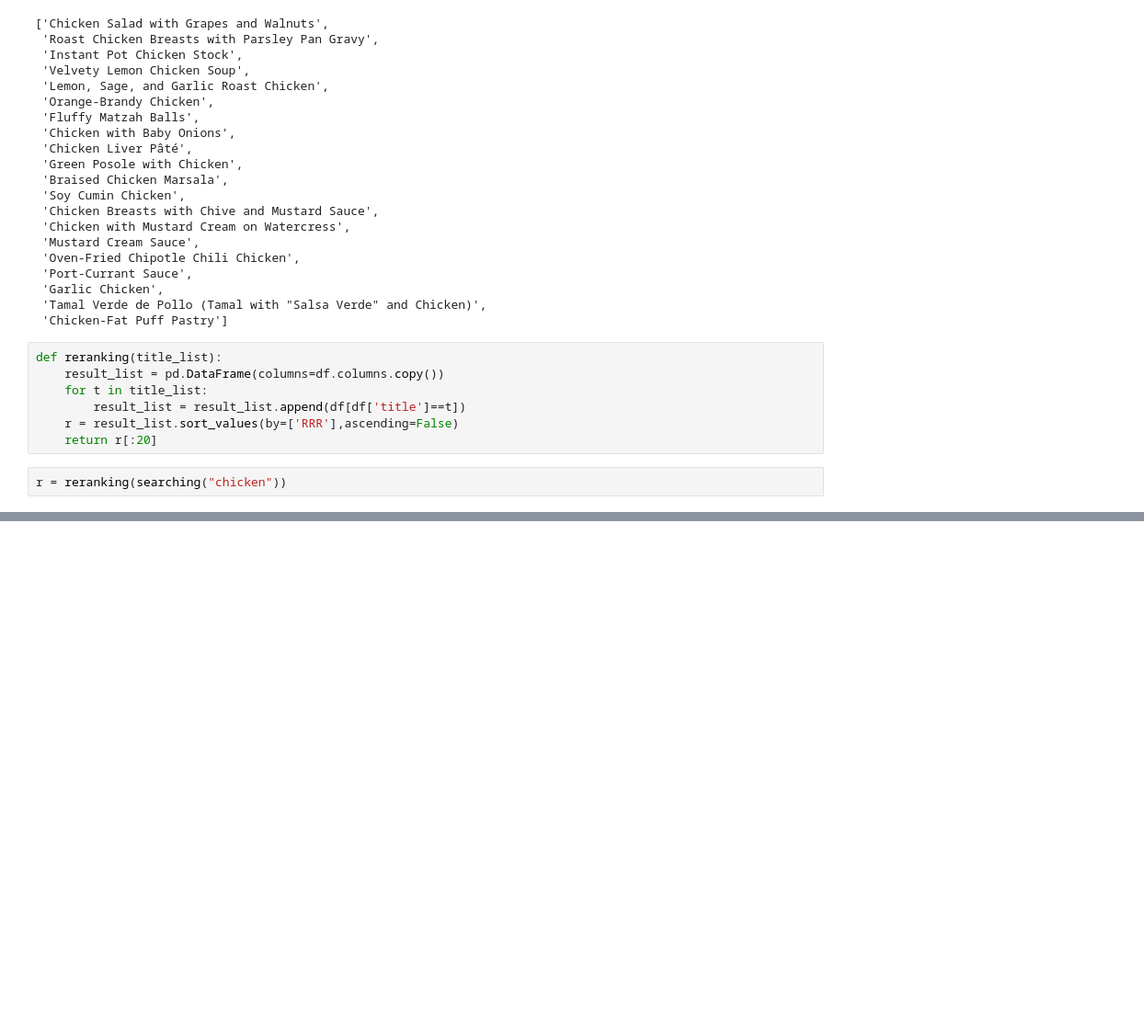
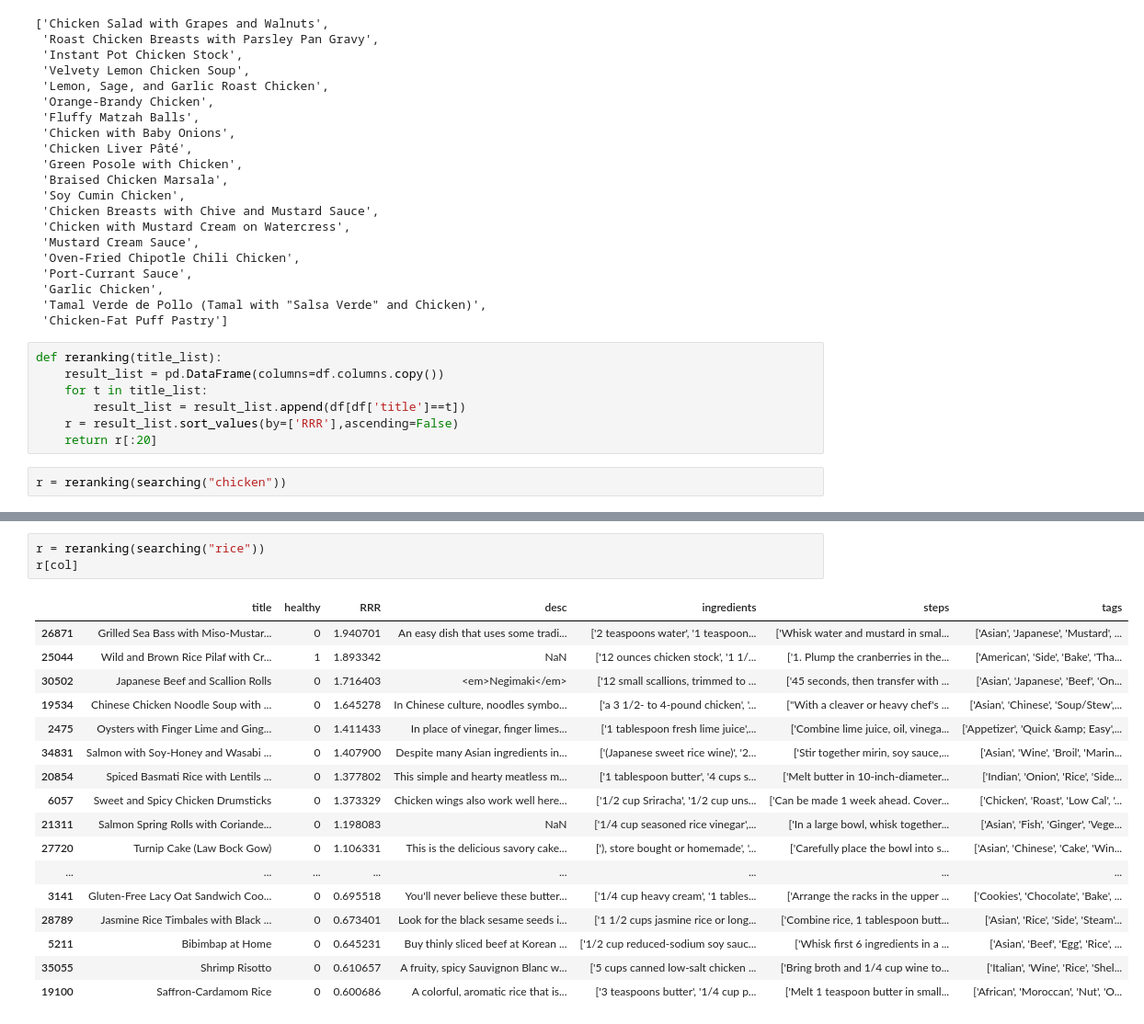
Before and after one commit to chensong5225/healthy_recipes, a Jupyter notebook: notebooks/7_whoosh_search.ipynb, the cells around one changed output, grey strips where cells are left out. Shown at 92% size. Cells and saved outputs as stored; diff of their text form; blank space fills up the shorter version.

Commit message:
update whoosh search

```diff
--- a/notebooks/7_whoosh_search.ipynb
+++ b/notebooks/7_whoosh_search.ipynb
@@ -63,0 +80,21 @@ r.to_html()
+# %%
+r = reranking(searching("rice"))
+r[col]
+# %% [output]
+|  | title | healthy | RRR | desc | ingredients | steps | tags |
+| 26871 | Grilled Sea Bass with Miso-Mustar... | 0 | 1.940701 | An easy dish that uses some tradi... | ['2 teaspoons water', '1 teaspoon... | ['Whisk water and mustard in smal... | ['Asian', 'Japanese', 'Mustard', ... |
+| 25044 | Wild and Brown Rice Pilaf with Cr... | 1 | 1.893342 | NaN | ['12 ounces chicken stock', '1 1/... | ['1. Plump the cranberries in the... | ['American', 'Side', 'Bake', 'Tha... |
+| 30502 | Japanese Beef and Scallion Rolls | 0 | 1.716403 | <em>Negimaki</em> | ['12 small scallions, trimmed to ... | ['45 seconds, then transfer with ... | ['Asian', 'Japanese', 'Beef', 'On... |
+| 19534 | Chinese Chicken Noodle Soup with ... | 0 | 1.645278 | In Chinese culture, noodles symbo... | ['a 3 1/2- to 4-pound chicken', '... | ["With a cleaver or heavy chef's ... | ['Asian', 'Chinese', 'Soup/Stew',... |
+| 2475 | Oysters with Finger Lime and Ging... | 0 | 1.411433 | In place of vinegar, finger limes... | ['1 tablespoon fresh lime juice',... | ['Combine lime juice, oil, vinega... | ['Appetizer', 'Quick &amp; Easy',... |
+| 34831 | Salmon with Soy-Honey and Wasabi ... | 0 | 1.407900 | Despite many Asian ingredients in... | ['(Japanese sweet rice wine)', '2... | ['Stir together mirin, soy sauce,... | ['Asian', 'Wine', 'Broil', 'Marin... |
+| 20854 | Spiced Basmati Rice with Lentils ... | 0 | 1.377802 | This simple and hearty meatless m... | ['1 tablespoon butter', '4 cups s... | ['Melt butter in 10-inch-diameter... | ['Indian', 'Onion', 'Rice', 'Side... |
+| 6057 | Sweet and Spicy Chicken Drumsticks | 0 | 1.373329 | Chicken wings also work well here... | ['1/2 cup Sriracha', '1/2 cup uns... | ['Can be made 1 week ahead. Cover... | ['Chicken', 'Roast', 'Low Cal', '... |
+| 21311 | Salmon Spring Rolls with Coriande... | 0 | 1.198083 | NaN | ['1/4 cup seasoned rice vinegar',... | ['In a large bowl, whisk together... | ['Asian', 'Fish', 'Ginger', 'Vege... |
+| 27720 | Turnip Cake (Law Bock Gow) | 0 | 1.106331 | This is the delicious savory cake... | ['), store bought or homemade', '... | ['Carefully place the bowl into s... | ['Asian', 'Chinese', 'Cake', 'Win... |
+| ... | ... | ... | ... | ... | ... | ... | ... |
+| 3141 | Gluten-Free Lacy Oat Sandwich Coo... | 0 | 0.695518 | You'll never believe these butter... | ['1/4 cup heavy cream', '1 tables... | ['Arrange the racks in the upper ... | ['Cookies', 'Chocolate', 'Bake', ... |
+| 28789 | Jasmine Rice Timbales with Black ... | 0 | 0.673401 | Look for the black sesame seeds i... | ['1 1/2 cups jasmine rice or long... | ['Combine rice, 1 tablespoon butt... | ['Asian', 'Rice', 'Side', 'Steam'... |
+| 5211 | Bibimbap at Home | 0 | 0.645231 | Buy thinly sliced beef at Korean ... | ['1/2 cup reduced-sodium soy sauc... | ['Whisk first 6 ingredients in a ... | ['Asian', 'Beef', 'Egg', 'Rice', ... |
+| 35055 | Shrimp Risotto | 0 | 0.610657 | A fruity, spicy Sauvignon Blanc w... | ['5 cups canned low-salt chicken ... | ['Bring broth and 1/4 cup wine to... | ['Italian', 'Wine', 'Rice', 'Shel... |
+| 19100 | Saffron-Cardamom Rice | 0 | 0.600686 | A colorful, aromatic rice that is... | ['3 teaspoons butter', '1/4 cup p... | ['Melt 1 teaspoon butter in small... | ['African', 'Moroccan', 'Nut', 'O... |
```
Also changed, not shown: parts of 1 cell of this notebook.
